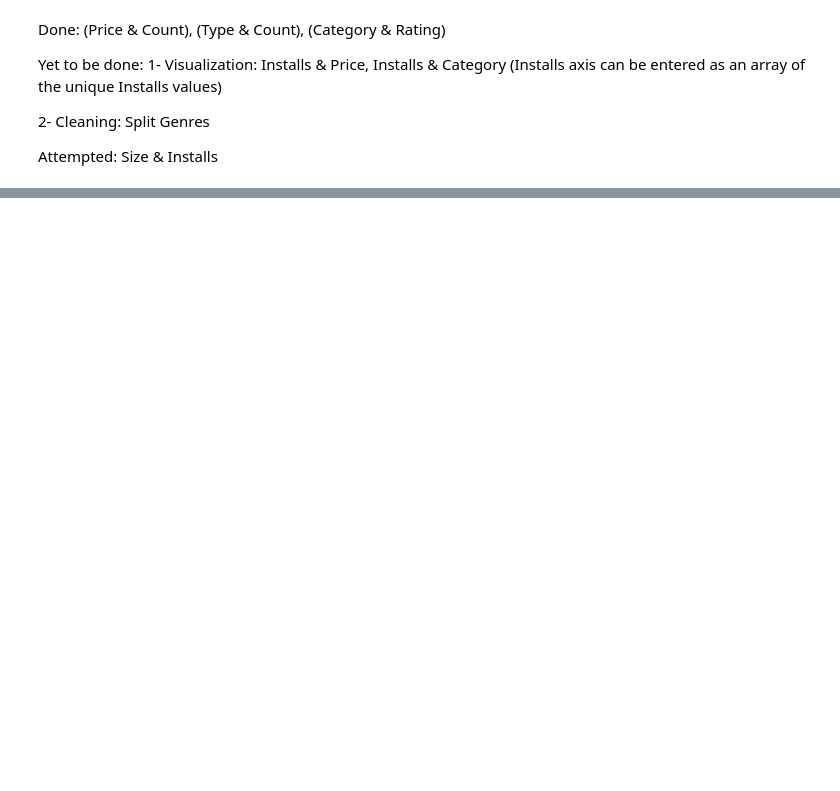
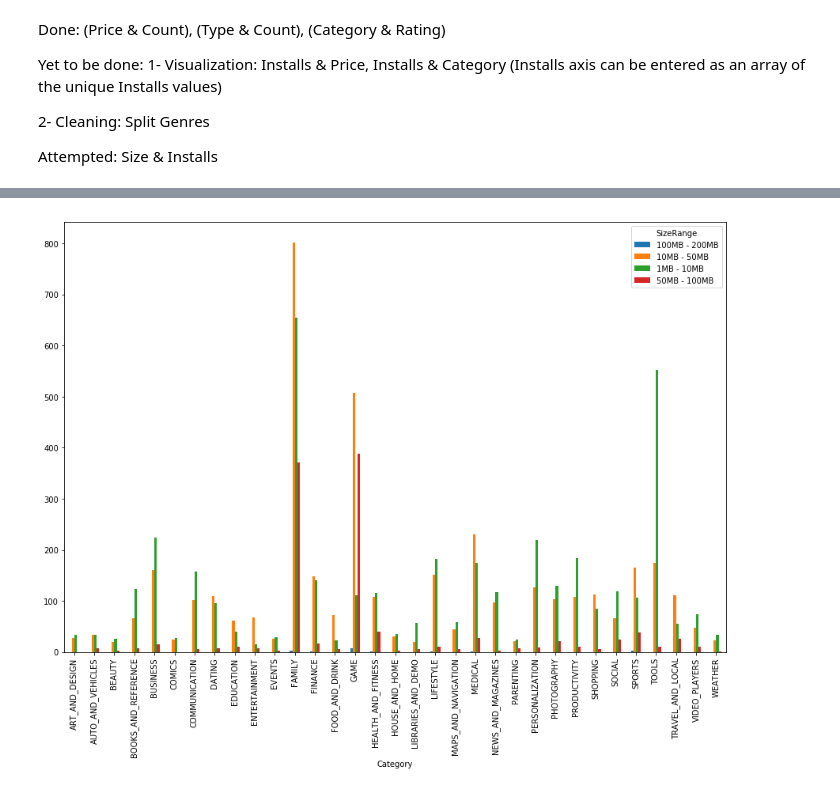
Before and after one commit to RandHood/DataSighence, a Jupyter notebook: Cleaning-2.ipynb, the cells around one changed output, grey strips where cells are left out. Saved outputs shown, nothing was run; the diff lists cells and outputs as text; code cells hidden in the pictures; blank space fills up the shorter version.

```diff
--- a/Cleaning-2.ipynb
+++ b/Cleaning-2.ipynb
@@ -426,0 +447,5 @@ Attempted: Size & Installs
+# %%
+pd.crosstab(store_data_copy.dropna().Category, store_data_copy.dropna().SizeRange).plot(kind="bar",figsize=(15, 10));
+plt.plot();
+# %% [output]
+[figure, added]
```
Also changed, not shown: parts of 13 cells of this notebook.
